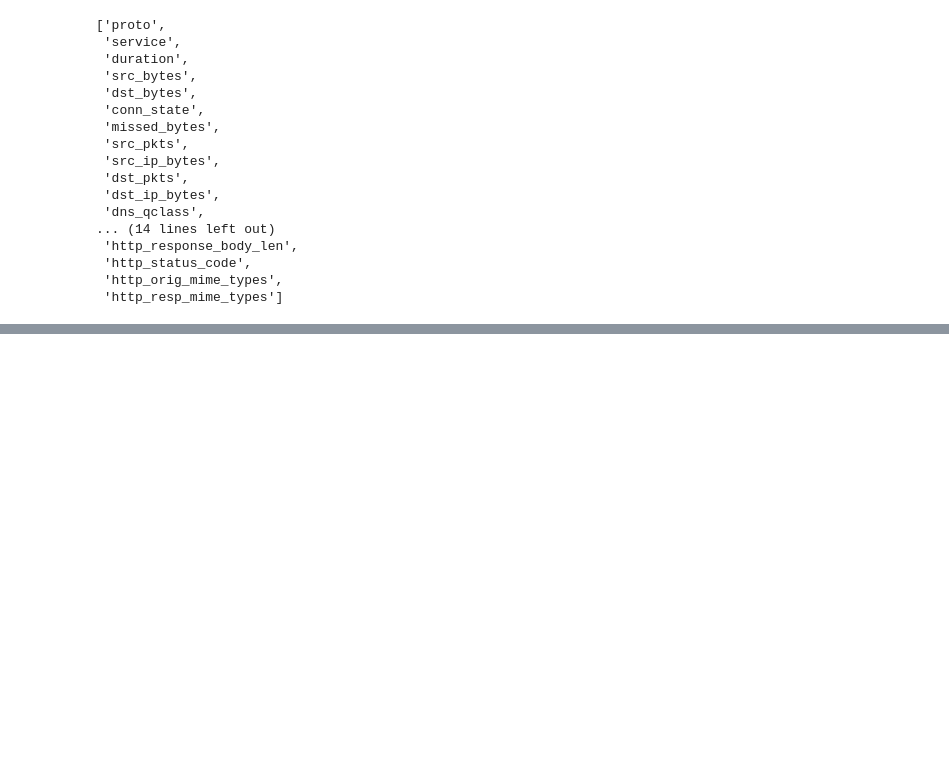
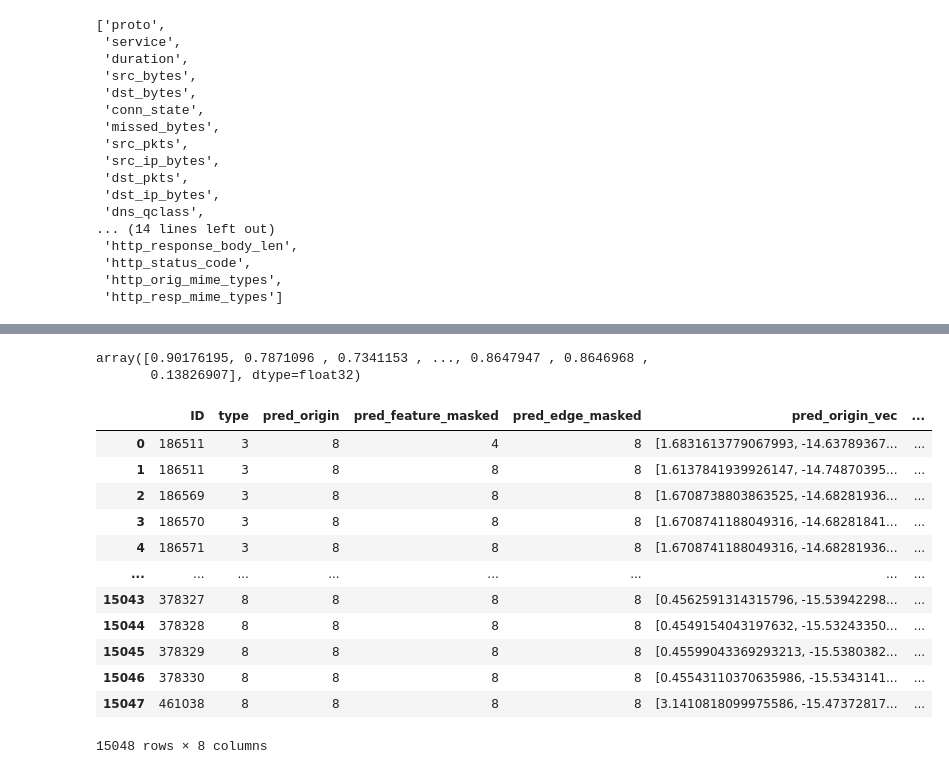
Before and after one commit to QishuoBai/XAI-GNN, a Jupyter notebook: Experiment/gnnexplainer.ipynb, the cells around one changed output, grey strips where cells are left out. Cells and saved outputs as stored; diff of their text form; code cells hidden in the pictures; blank space fills up the shorter version.

```diff
--- a/Experiment/gnnexplainer.ipynb
+++ b/Experiment/gnnexplainer.ipynb
@@ -87,15 +89,6 @@ import torch.nn as nn
 import networkx as nx
 from dgl import from_networkx
 import torch as th
-
-eattrs = ['ID', 'h', 'label', 'type']
-G = nx.from_pandas_edgelist(sub_X, 'src_ip', 'dst_ip', eattrs, create_using=nx.MultiGraph)
-G = G.to_directed()
-G = from_networkx(G, edge_attrs=eattrs)
-G.ndata['h'] = th.ones(G.num_nodes(), G.edata['h'].shape[1])
-
-feature_mask = nn.Parameter((th.ones(G.edata['h'].shape[1]) * 0.5).unsqueeze(0), requires_grad=True)
-edge_mask = nn.Parameter((th.ones(G.edata['h'].shape[0]) * 0.5).unsqueeze(1), requires_grad=True)
 
 class Model(nn.Module):
     def __init__(self, ndim_in, ndim_out, edim, activation, dropout, bin=False):
@@ -121,22 +114,12 @@ bin = False
 
 # 加载模型
 print('Loading model...')
-model = Model(G.ndata['h'].shape[1], params['ndim_out'], G.edata['h'].shape[1], F.relu, params['dropout'], bin)
+model = Model(30, params['ndim_out'], 30, F.relu, params['dropout'], bin)
 model.load_state_dict(th.load('pts/TON-IoT-p-ndim_out_128dropout_0.2epochs_500_multi(0.8653).pt'))
 
-feature_mask = feature_mask.to(device)
-edge_mask = edge_mask.to(device)
+
 model = model.to(device)
-G = G.to(device)
 model.eval()
-
-pred_origin = model(G, G.ndata['h'], G.edata['h'])
-pred_feature_masked = model(G, G.ndata['h'], G.edata['h'] * feature_mask)
-pred_edge_masked = model(G, G.ndata['h'], G.edata['h'] * edge_mask)
-print(pred_origin.argmax(dim=1))
-print(pred_feature_masked.argmax(dim=1))
-print(pred_edge_masked.argmax(dim=1))
-print(G.edata['type'])
 # %% [output]
 Using device: cuda
 Loading model...
@@ -177,8 +253,15 @@ def feature_mask_loss(g, pred_origin, pred_feature_masked, feature_mask, eid):
 # %%
-# result_df = pd.DataFrame(columns=['ID', 'type'])
+pred_origin = model(G, G.ndata['h'], G.edata['h'])
+pred_feature_masked = model(G, G.ndata['h'], G.edata['h'] * feature_mask.sigmoid())
+pred_edge_masked = model(G, G.ndata['h'], G.edata['h'] * edge_mask.sigmoid())
 
-# result_df['ID'] = th.tensor(G.edata['ID']).cpu().detach().numpy()
-# result_df['type'] = th.tensor(G.edata['type']).cpu().detach().numpy()
-# result_df['pred_origin'] = pred_origin.cpu().detach().numpy().tolist()
-# result_df['pred_feature_masked'] = pred_feature_masked.cpu().detach().numpy().tolist()
-# result_df['pred_edge_masked'] = pred_edge_masked.cpu().detach().numpy().tolist()
+result_df = pd.DataFrame(columns=['ID', 'type'])
+
+result_df['ID'] = th.tensor(G.edata['ID']).cpu().detach().numpy()
+result_df['type'] = th.tensor(G.edata['type']).cpu().detach().numpy()
+result_df['pred_origin'] = pred_origin.argmax(dim=1).cpu().detach().numpy()
+result_df['pred_feature_masked'] = pred_feature_masked.argmax(dim=1).cpu().detach().numpy()
+result_df['pred_edge_masked'] = pred_edge_masked.argmax(dim=1).cpu().detach().numpy()
+result_df['pred_origin_vec'] = pred_origin.cpu().detach().numpy().tolist()
+result_df['pred_feature_masked_vec'] = pred_feature_masked.cpu().detach().numpy().tolist()
+result_df['pred_edge_masked_vec'] = pred_edge_masked.cpu().detach().numpy().tolist()
@@ -204,0 +278,21 @@ def feature_mask_loss(g, pred_origin, pred_feature_masked, feature_mask, eid):
+# %%
+edge_mask.sigmoid().cpu().detach().numpy().squeeze()
+# %% [output]
+array([0.90176195, 0.7871096 , 0.7341153 , ..., 0.8647947 , 0.8646968 ,
+       0.13826907], dtype=float32)
+# %%
+result_df
+# %% [output]
+|  | ID | type | pred_origin | pred_feature_masked | pred_edge_masked | pred_origin_vec | ... |
+| 0 | 186511 | 3 | 8 | 4 | 8 | [1.6831613779067993, -14.63789367... | ... |
+| 1 | 186511 | 3 | 8 | 8 | 8 | [1.6137841939926147, -14.74870395... | ... |
+| 2 | 186569 | 3 | 8 | 8 | 8 | [1.6708738803863525, -14.68281936... | ... |
+| 3 | 186570 | 3 | 8 | 8 | 8 | [1.6708741188049316, -14.68281841... | ... |
+| 4 | 186571 | 3 | 8 | 8 | 8 | [1.6708741188049316, -14.68281936... | ... |
+| ... | ... | ... | ... | ... | ... | ... | ... |
+| 15043 | 378327 | 8 | 8 | 8 | 8 | [0.4562591314315796, -15.53942298... | ... |
+| 15044 | 378328 | 8 | 8 | 8 | 8 | [0.4549154043197632, -15.53243350... | ... |
+| 15045 | 378329 | 8 | 8 | 8 | 8 | [0.45599043369293213, -15.5380382... | ... |
+| 15046 | 378330 | 8 | 8 | 8 | 8 | [0.45543110370635986, -15.5343141... | ... |
+| 15047 | 461038 | 8 | 8 | 8 | 8 | [3.1410818099975586, -15.47372817... | ... |
+15048 rows × 8 columns
```
Also changed, not shown: parts of 12 cells of this notebook, 12 other files.
